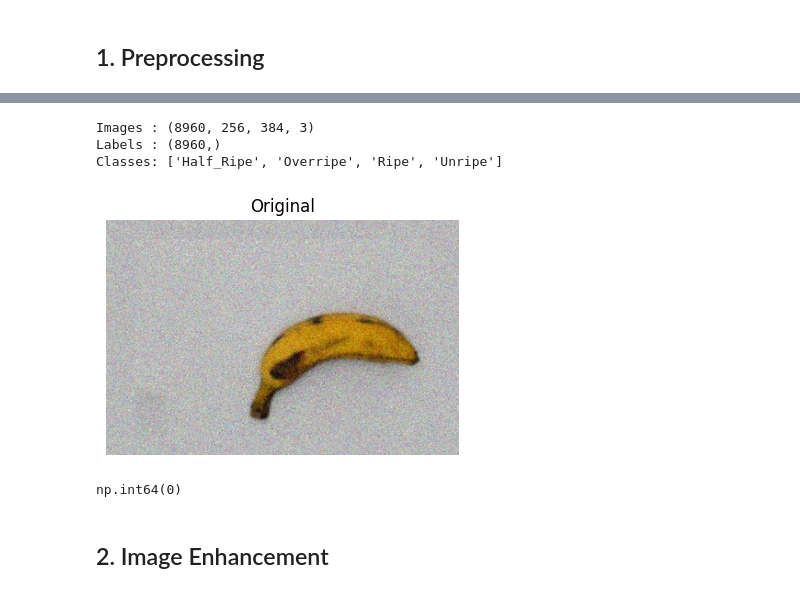
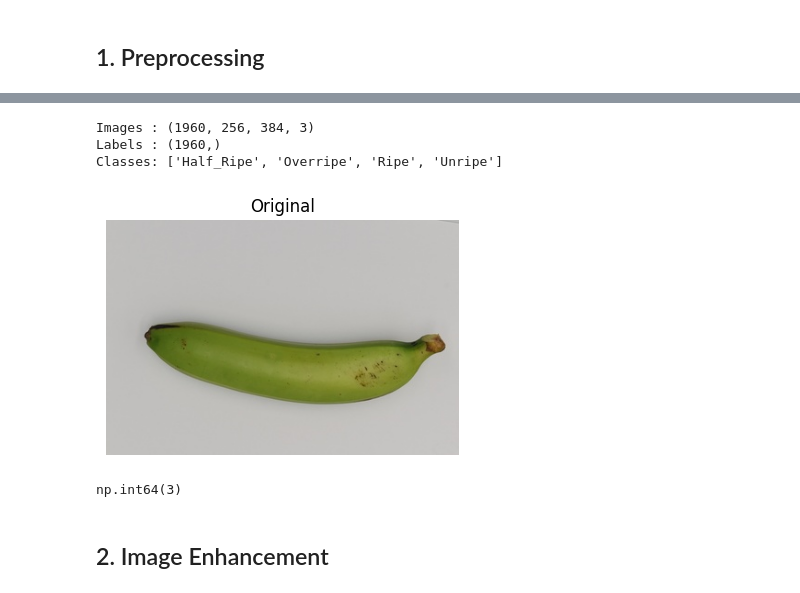
Before and after one commit to Plumz17/PP_FinalProject2, a Jupyter notebook: PP_FinalProject2.ipynb, the cells around one changed output, grey strips where cells are left out. Drawn from its saved outputs; the diff is of its cells as text; code cells hidden in the pictures.

Commit message:
Removed Augmented Images

```diff
--- a/PP_FinalProject2.ipynb
+++ b/PP_FinalProject2.ipynb
@@ -111,34 +107,30 @@ Labels : (10710,)
 Classes: ['Ambon', 'Cavendish', 'Mas', 'Raja', 'Saba']
 # %%
 #Ripeness Preprocessing
-RIPENESS_DIRS = [
-    os.path.join(IMG_DIR, "ripeness_original/Banana Ripeness Classification Dataset"),
-    os.path.join(IMG_DIR, "ripeness_augmented/Augmented Banana Ripeness Classification Dataset")
-]
+RIPENESS_DIR = os.path.join(IMG_DIR, "ripeness_original/Banana Ripeness Classification Dataset")
 
 #Intialize array for images and labels
 ripeness_images, ripeness_labels = [], []
 
 #Name Banana's Ripeness class as their folder name
-ripeness_class_names = sorted(os.listdir(RIPENESS_DIRS[0]))
+ripeness_class_names = sorted(os.listdir(RIPENESS_DIR))
 #Maps each class name with a number
 ripeness_class_to_idx = {cls: idx for idx, cls in enumerate(ripeness_class_names)}
 
-for dataset_dir in RIPENESS_DIRS:
-  for class_name in tqdm(ripeness_class_names, desc="Preprocessing Banana Ripeness..."):
-    #Get Filepath to specific ripeness class path
-    class_path = os.path.join(dataset_dir, class_name)
-    for img_file in os.listdir(class_path):
-      #Obtain image
-      img = cv2.imread(os.path.join(class_path, img_file))
-      if img is None:
-        continue
-      #Convert image to RGB for convinience sake
-      img = cv2.cvtColor(img, cv2.COLOR_BGR2RGB)
-      #Add image to image array
-      ripeness_images.append(img)
-      #Add label to label array
-      ripeness_labels.append(ripeness_class_to_idx[class_name])
+for class_name in tqdm(ripeness_class_names, desc="Preprocessing Banana Ripeness..."):
+  #Get Filepath to specific ripeness class path
+  class_path = os.path.join(RIPENESS_DIR, class_name)
+  for img_file in os.listdir(class_path):
+    #Obtain image
+    img = cv2.imread(os.path.join(class_path, img_file))
+    if img is None:
+      continue
+    #Convert image to RGB for convinience sake
+    img = cv2.cvtColor(img, cv2.COLOR_BGR2RGB)
+    #Add image to image array
+    ripeness_images.append(img)
+    #Add label to label array
+    ripeness_labels.append(ripeness_class_to_idx[class_name])
 
 #Normalize and convert into a numpy array
 ripeness_images = np.array(ripeness_images, dtype=np.uint8)
@@ -148,8 +140,8 @@ print(f"Images : {ripeness_images.shape}")
 print(f"Labels : {ripeness_labels.shape}")
 print(f"Classes: {ripeness_class_names}")
 # %% [output]
-Images : (8960, 256, 384, 3)
-Labels : (8960,)
+Images : (1960, 256, 384, 3)
+Labels : (1960,)
 Classes: ['Half_Ripe', 'Overripe', 'Ripe', 'Unripe']
 # %%
 def show(before, after=None, title2= "Processed"): # Helper function to check the before and after of the processing
@@ -170,11 +162,11 @@ def show(before, after=None, title2= "Processed"): # Helper function to check th
 
   plt.show()
 # %%
-show(ripeness_images[1961])
-ripeness_labels[1961]
+show(ripeness_images[1959])
+ripeness_labels[1959]
 # %% [output]
-[figure, old version]
+[figure, new version]
-np.int64(0)
+np.int64(3)
 # %% [markdown]
 ## 2. Image Enhancement
 # %%
```
Also changed, not shown: parts of 2 cells of this notebook.
